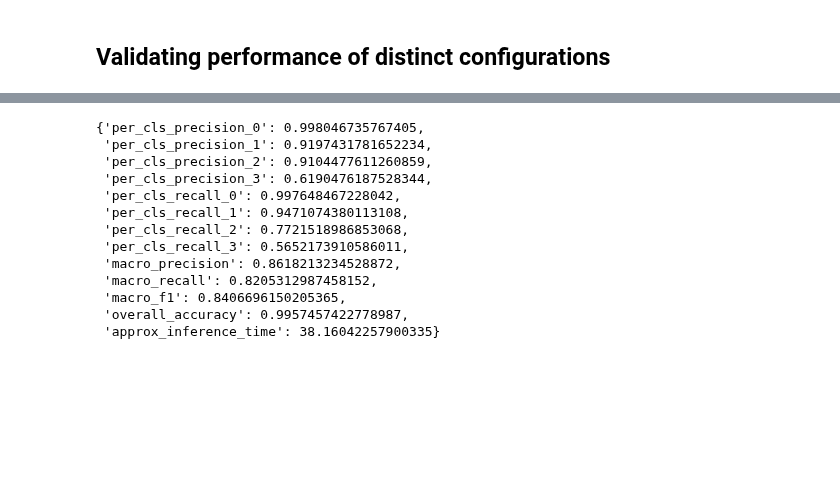
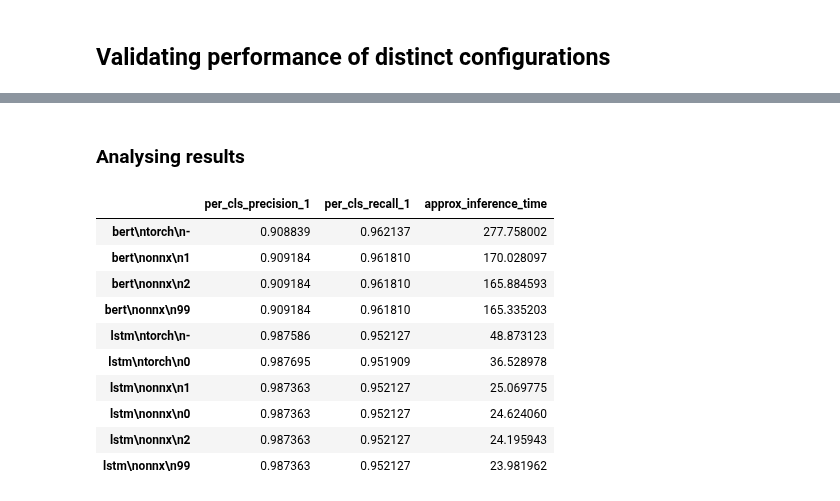
Before and after one commit to ulysses-camara/ulysses-segmenter, a Jupyter notebook: notebooks/7_optimization_and_compression.ipynb, the cells around one changed output, grey strips where cells are left out. Cells and saved outputs as stored; diff of their text form; code cells hidden in the pictures; blank space fills up the shorter version.

```diff
--- a/notebooks/7_optimization_and_compression.ipynb
+++ b/notebooks/7_optimization_and_compression.ipynb
@@ -1,4 +1,5 @@
 # %%
+import typing as t
 import pathlib
 import os
 import pickle
@@ -8,12 +9,15 @@ import timeit
 import optimum
 import optimum.onnxruntime
 import onnxruntime
+import onnx
 import datasets
 import torch
 import torch.nn as nn
 import numpy as np
 import seaborn as sns
 import matplotlib.pyplot as plt
+import tqdm.auto
+import pandas as pd
 
 import segmentador
 import segmentador.optimize
@@ -22,7 +26,8 @@ import eval_model
 %load_ext autoreload
 %autoreload 2
 
-DEV_RUN = True
+PERFORMANCE_LOGS_DIR = "performance_logs"
+pathlib.Path(PERFORMANCE_LOGS_DIR).mkdir(exist_ok=True, parents=True)
 
 QUANTIZED_MODELS_DIR = "quantized_models"
 pathlib.Path(QUANTIZED_MODELS_DIR).mkdir(exist_ok=True, parents=True)
@@ -288,16 +265,0 @@ validate(segmenter_bert)
-# %%
-validate(segmenter_bert_quantized)
-# %% [output]
-{'per_cls_precision_0': 0.998046735767405,
- 'per_cls_precision_1': 0.9197431781652234,
- 'per_cls_precision_2': 0.9104477611260859,
- 'per_cls_precision_3': 0.6190476187528344,
- 'per_cls_recall_0': 0.997648467228042,
- 'per_cls_recall_1': 0.9471074380113108,
- 'per_cls_recall_2': 0.7721518986853068,
- 'per_cls_recall_3': 0.5652173910586011,
- 'macro_precision': 0.8618213234528872,
- 'macro_recall': 0.8205312987458152,
- 'macro_f1': 0.8406696150205365,
- 'overall_accuracy': 0.9957457422778987,
- 'approx_inference_time': 38.16042257900335}
@@ -303,0 +362,21 @@ validate(segmenter_bert_quantized)
+# %% [markdown]
+### Analysing results
+# %%
+df_all_results = pd.read_csv(
+    os.path.join(PERFORMANCE_LOGS_DIR, "perf_cpu_multithread.csv"),
+    index_col=0,
+    header=0,
+)
+df_all_results[["per_cls_precision_1", "per_cls_recall_1", "approx_inference_time"]]
+# %% [output]
+|  | per_cls_precision_1 | per_cls_recall_1 | approx_inference_time |
+| bert\ntorch\n- | 0.908839 | 0.962137 | 277.758002 |
+| bert\nonnx\n1 | 0.909184 | 0.961810 | 170.028097 |
+| bert\nonnx\n2 | 0.909184 | 0.961810 | 165.884593 |
+| bert\nonnx\n99 | 0.909184 | 0.961810 | 165.335203 |
+| lstm\ntorch\n- | 0.987586 | 0.952127 | 48.873123 |
+| lstm\ntorch\n0 | 0.987695 | 0.951909 | 36.528978 |
+| lstm\nonnx\n1 | 0.987363 | 0.952127 | 25.069775 |
+| lstm\nonnx\n0 | 0.987363 | 0.952127 | 24.624060 |
+| lstm\nonnx\n2 | 0.987363 | 0.952127 | 24.195943 |
+| lstm\nonnx\n99 | 0.987363 | 0.952127 | 23.981962 |
```
Also changed, not shown: parts of 19 cells of this notebook.
